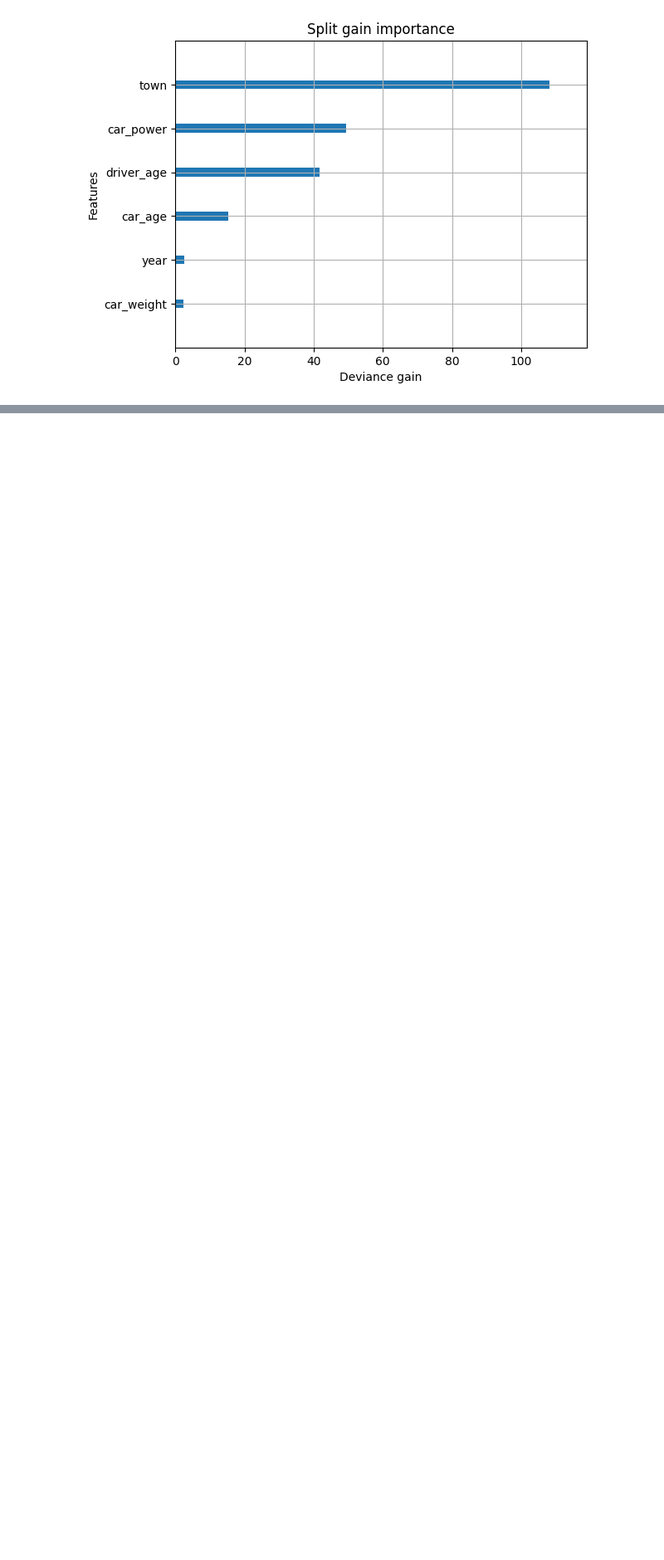
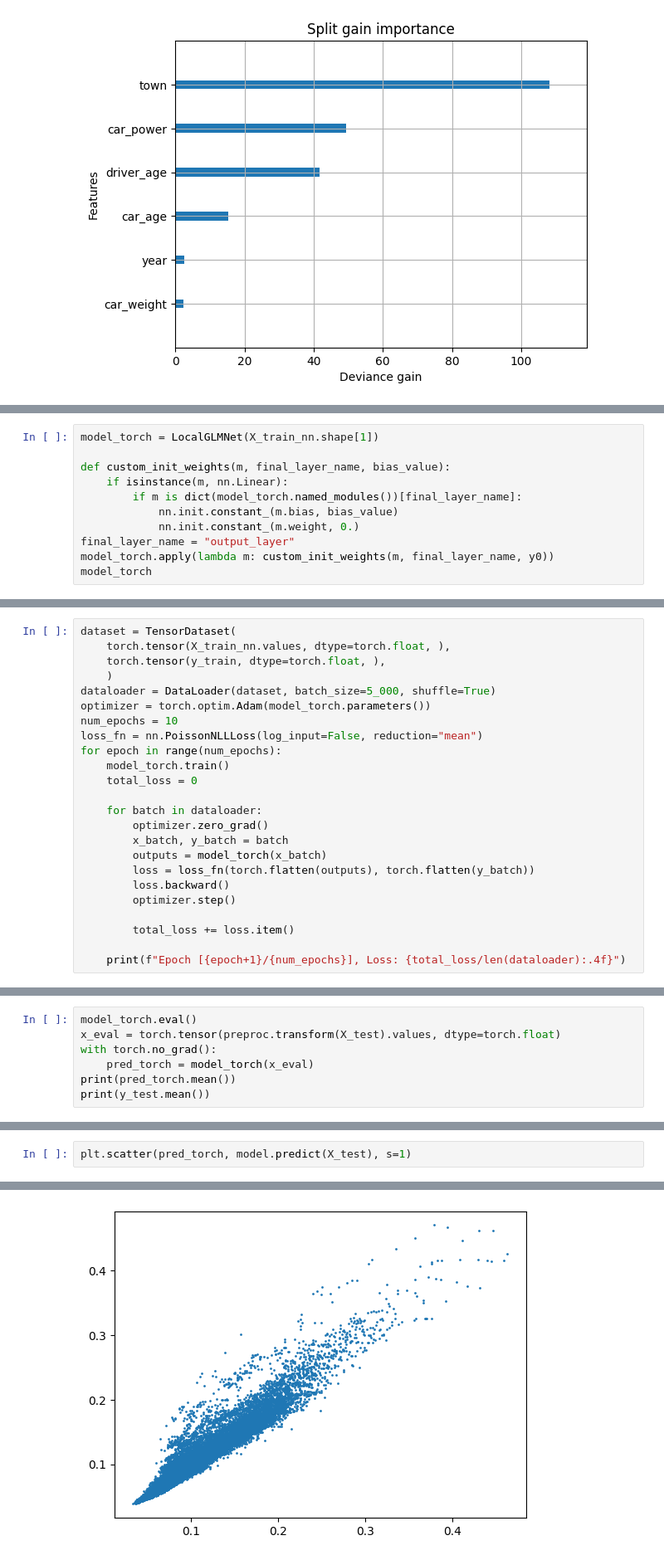
Before and after one commit to m-maggi/interactions, a Jupyter notebook: notebook.ipynb, the cells around one changed output, grey strips where cells are left out. Shown at 83% size. Drawn from its saved outputs; the diff is of its cells as text; blank space fills up the shorter version.

Commit message:
Add Localglmnet

```diff
--- a/notebook.ipynb
+++ b/notebook.ipynb
@@ -183,0 +227,11 @@ _ = xgb.plot_importance(
+# %%
+model_torch = LocalGLMNet(X_train_nn.shape[1])
+
+def custom_init_weights(m, final_layer_name, bias_value):
+    if isinstance(m, nn.Linear):
+        if m is dict(model_torch.named_modules())[final_layer_name]:
+            nn.init.constant_(m.bias, bias_value)
+            nn.init.constant_(m.weight, 0.)
+final_layer_name = "output_layer"
+model_torch.apply(lambda m: custom_init_weights(m, final_layer_name, y0))
+model_torch
@@ -183,0 +249,24 @@ _ = xgb.plot_importance(
+# %%
+dataset = TensorDataset(
+    torch.tensor(X_train_nn.values, dtype=torch.float, ),
+    torch.tensor(y_train, dtype=torch.float, ),
+    )
+dataloader = DataLoader(dataset, batch_size=5_000, shuffle=True)
+optimizer = torch.optim.Adam(model_torch.parameters())
+num_epochs = 10
+loss_fn = nn.PoissonNLLLoss(log_input=False, reduction="mean")
+for epoch in range(num_epochs):
+    model_torch.train()
+    total_loss = 0
+
+    for batch in dataloader:
+        optimizer.zero_grad()
+        x_batch, y_batch = batch
+        outputs = model_torch(x_batch)
+        loss = loss_fn(torch.flatten(outputs), torch.flatten(y_batch))
+        loss.backward()
+        optimizer.step()
+
+        total_loss += loss.item()
+
+    print(f"Epoch [{epoch+1}/{num_epochs}], Loss: {total_loss/len(dataloader):.4f}")
@@ -183,0 +284,7 @@ _ = xgb.plot_importance(
+# %%
+model_torch.eval()
+x_eval = torch.tensor(preproc.transform(X_test).values, dtype=torch.float)
+with torch.no_grad():
+    pred_torch = model_torch(x_eval)
+print(pred_torch.mean())
+print(y_test.mean())
@@ -183,0 +294,3 @@ _ = xgb.plot_importance(
+# %%
+plt.scatter(pred_torch, model.predict(X_test), s=1)
+# %% [output]
@@ -183,0 +298 @@ _ = xgb.plot_importance(
+[figure, added]
```
Also changed, not shown: parts of 14 cells of this notebook, 2 other files.
